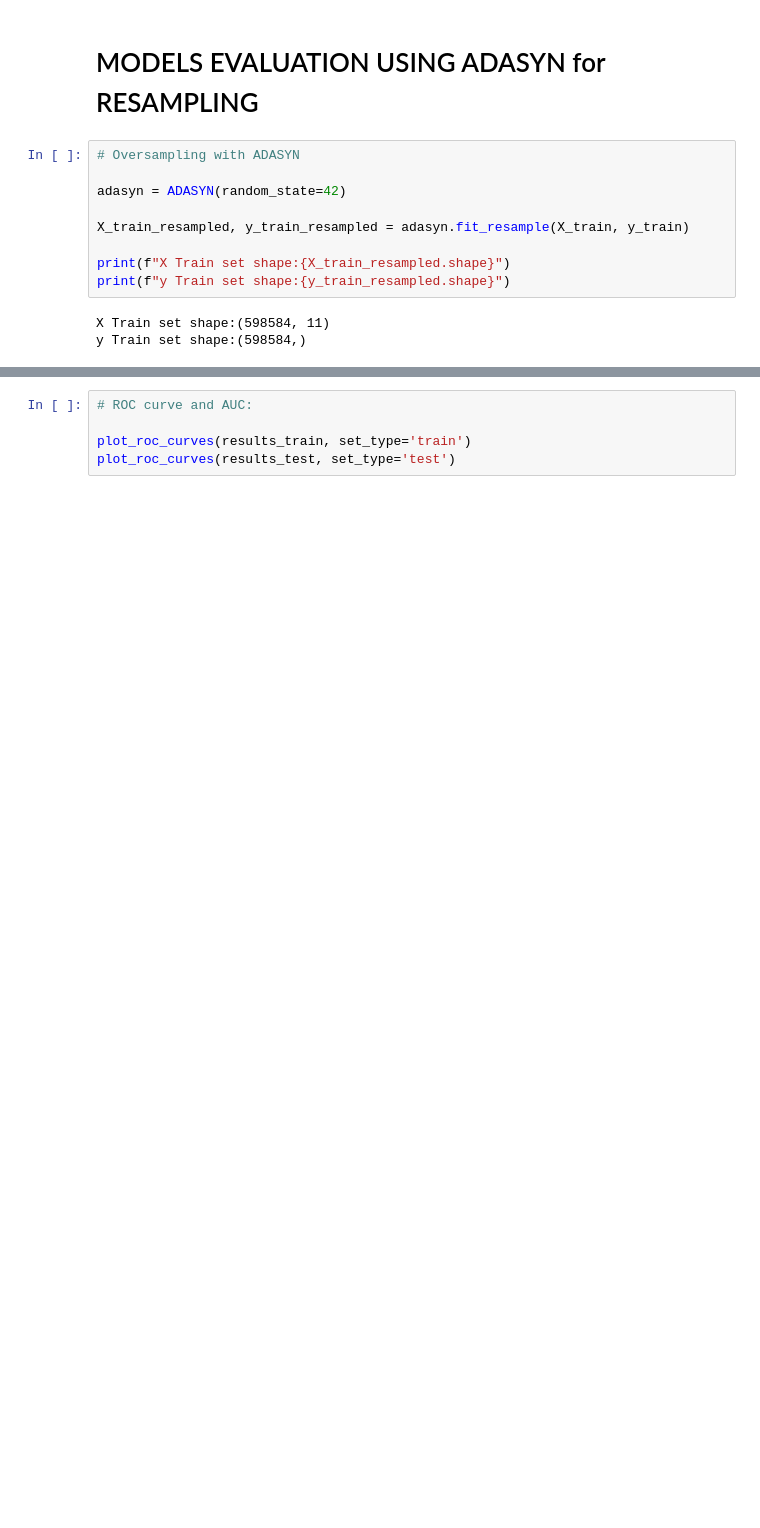
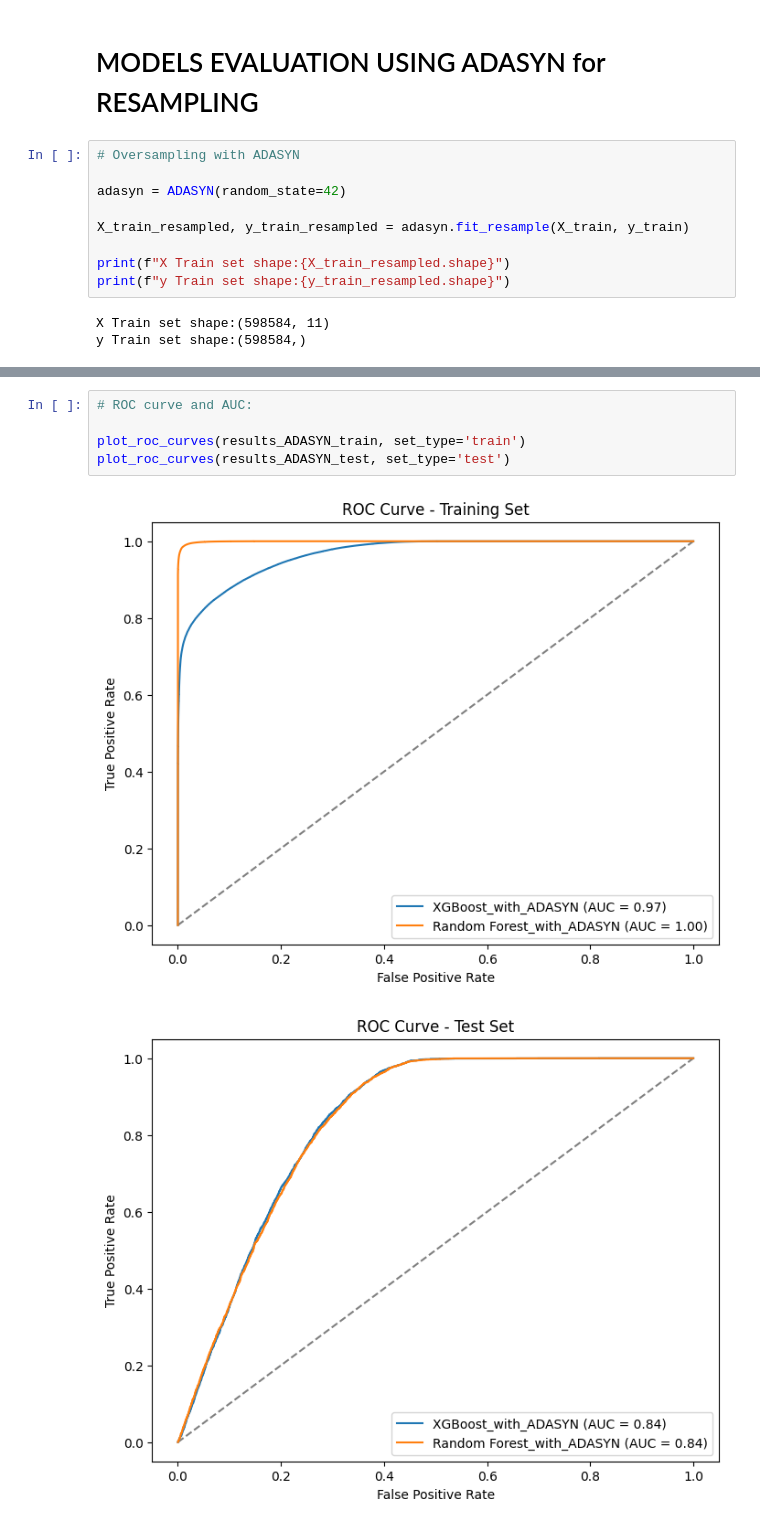
Before and after one commit to Silvano315/Health-Insurance-Prediction, a Jupyter notebook: ML_models.ipynb, the cells around one changed output, grey strips where cells are left out. Drawn from its saved outputs; the diff is of its cells as text; blank space fills up the shorter version.

```diff
--- a/ML_models.ipynb
+++ b/ML_models.ipynb
@@ -200,5 +279,8 @@ print(comparison_df)
 # %%
 # ROC curve and AUC:
 
-plot_roc_curves(results_train, set_type='train')
-plot_roc_curves(results_test, set_type='test')
+plot_roc_curves(results_ADASYN_train, set_type='train')
+plot_roc_curves(results_ADASYN_test, set_type='test')
+# %% [output]
+[figure, added]
+[figure, added]
```
Also changed, not shown: parts of 11 cells of this notebook.
